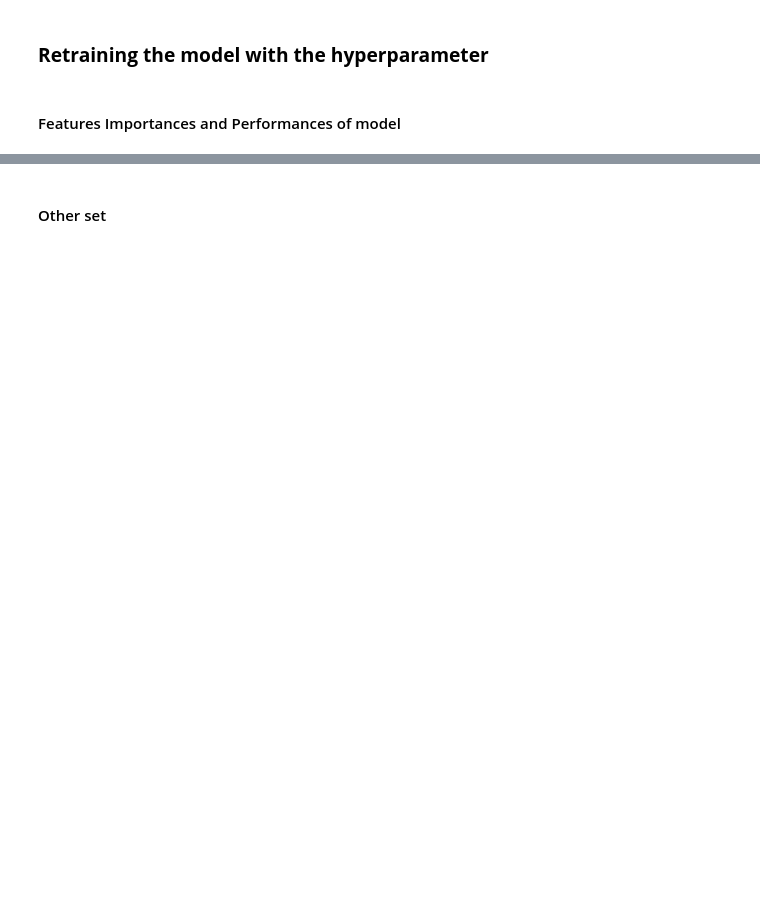
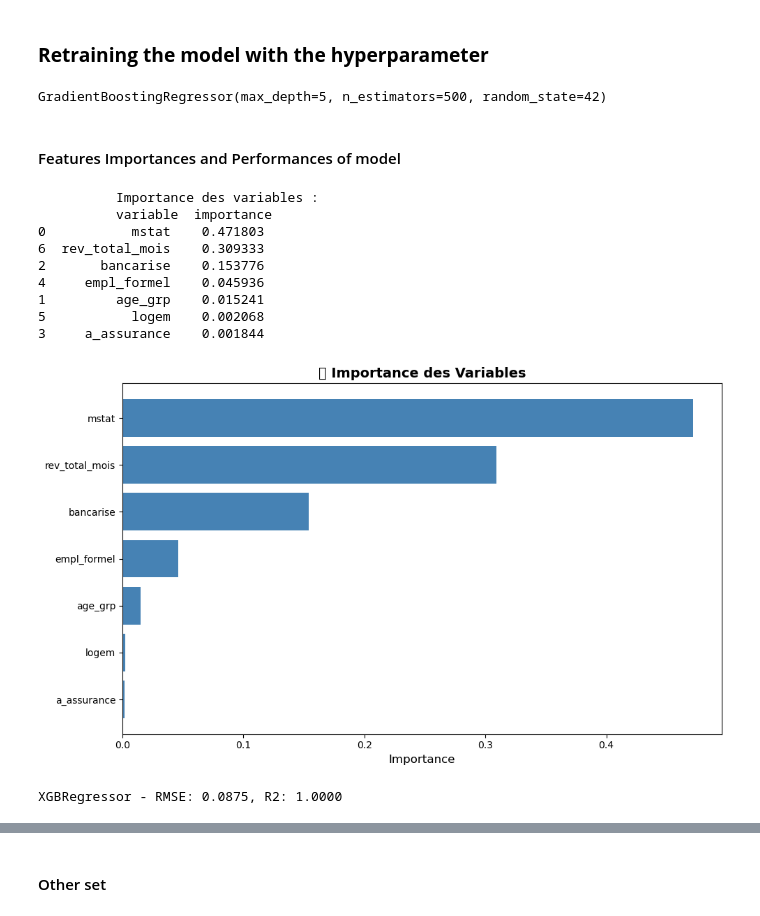
Before and after one commit to Didi17ane/Datas_Exploration, a Jupyter notebook: Modèles IA/Ensemble_Learning.ipynb, the cells around one changed output, grey strips where cells are left out. Saved outputs shown, nothing was run; the diff lists cells and outputs as text; code cells hidden in the pictures; blank space fills up the shorter version.

Commit message:
[UPDATE]: HyperParameter Ensemble Learning

```diff
--- a/Modèles IA/Ensemble_Learning.ipynb
+++ b/Modèles IA/Ensemble_Learning.ipynb
@@ -405,26 +540,39 @@ Fitting 5 folds for each of 2187 candidates, totalling 10935 fits
 ### **Retraining the model with the hyperparameter**
 # %%
 # Évaluation sur le test set avec meilleur modèle
-best_params_boost = grid_search_rf.best_params_
+best_params_boost = grid_search_gb.best_params_
 # %%
 # RandomForestRegressor
 best_boost = GradientBoostingRegressor(**best_params_boost, random_state=42)
 best_boost.fit(X_train_n, y_train)
+# %% [output]
+GradientBoostingRegressor(max_depth=5, n_estimators=500, random_state=42)
 # %% [markdown]
 #### Features Importances and Performances of model
 # %%
 if hasattr(best_boost, "feature_importances_"):
         importances = best_boost.feature_importances_
         import_df = pd.DataFrame({'variable': features, 'importance': importances}).sort_values(by='importance', ascending=False)
         print("          Importance des variables :\n", import_df)
         plt.figure(figsize=(10, 6))
         plt.barh(import_df['variable'], import_df['importance'], color='steelblue')
         plt.xlabel('Importance', fontsize=12)
-        plt.title(f'📊 Importance des Variables ({name})', fontsize=14, fontweight='bold')
+        plt.title(f'📊 Importance des Variables', fontsize=14, fontweight='bold')
         plt.gca().invert_yaxis()
         plt.tight_layout()
-        plt.savefig(f'feature_importance_{name}.png', dpi=300, bbox_inches='tight')
+        plt.savefig(f'feature_importance_.png', dpi=300, bbox_inches='tight')
         plt.show()
+# %% [output]
+          Importance des variables :
+          variable  importance
+0           mstat    0.471803
+6  rev_total_mois    0.309333
+2       bancarise    0.153776
+4     empl_formel    0.045936
+1         age_grp    0.015241
+5           logem    0.002068
+3     a_assurance    0.001844
+[figure, added]
 # %%
 # Prédictions
 y_pred_rboost = best_boost.predict(X_test_n)
@@ -434,6 +582,8 @@ rmse_rboost = np.sqrt(mean_squared_error(y_test, y_pred_rboost))
 r2_rboost = r2_score(y_test, y_pred_rboost)
 
 print(f"XGBRegressor - RMSE: {rmse_rboost:.4f}, R2: {r2_rboost:.4f}")
+# %% [output]
+XGBRegressor - RMSE: 0.0875, R2: 1.0000
 # %%
 fig = plt.figure(figsize=(12,8))
 ax = fig.add_subplot(1, 1, 1)
```
Also changed, not shown: parts of 6 cells of this notebook, 1 other file.
